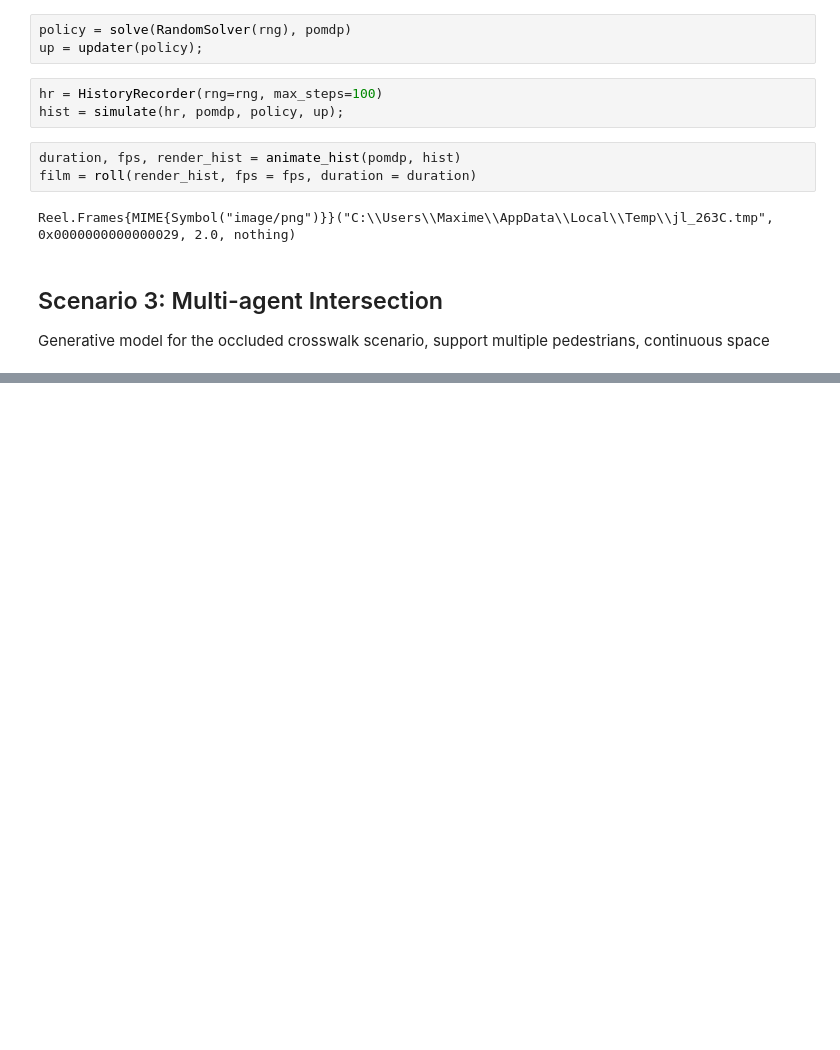
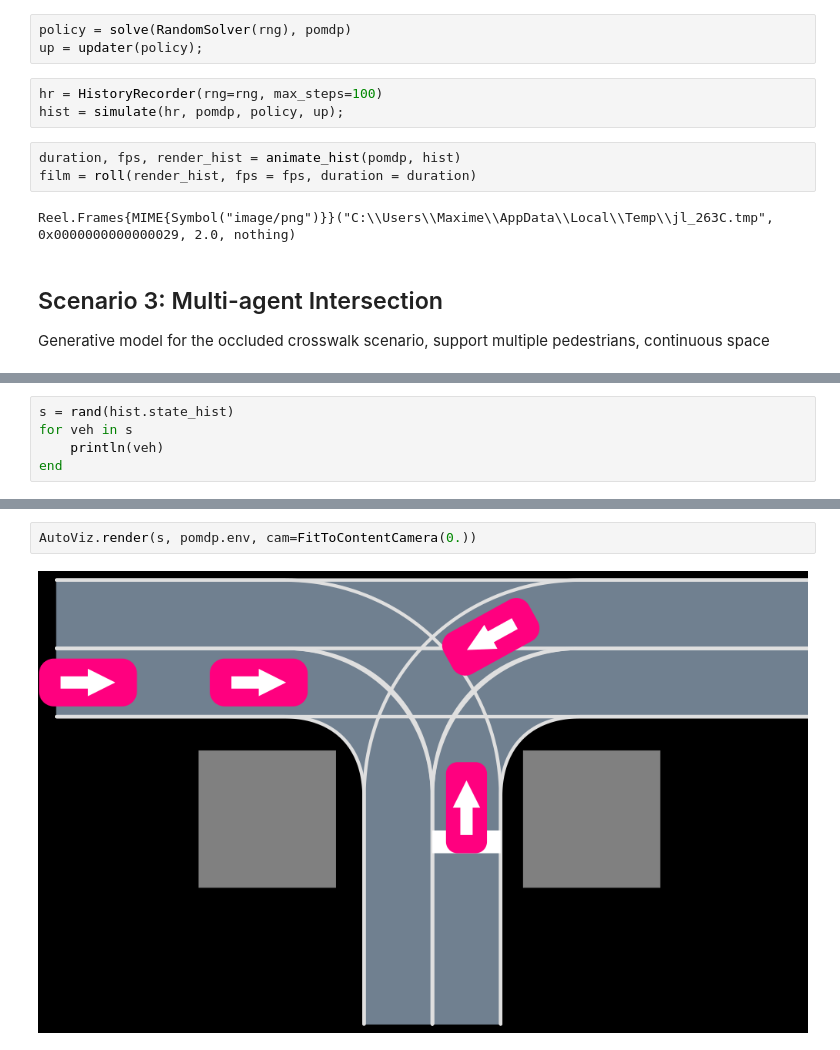
Before and after one commit to sisl/AutomotivePOMDPs.jl, a Jupyter notebook: test.ipynb, the cells around one changed output, grey strips where cells are left out. Saved outputs shown, nothing was run; the diff lists cells and outputs as text; blank space fills up the shorter version.

```diff
--- a/test.ipynb
+++ b/test.ipynb
@@ -114,0 +187,5 @@ Generative model for the occluded crosswalk scenario, support multiple pedestria
+# %%
+s = rand(hist.state_hist)
+for veh in s
+    println(veh)
+end
@@ -114,0 +197,4 @@ Generative model for the occluded crosswalk scenario, support multiple pedestria
+# %%
+AutoViz.render(s, pomdp.env, cam=FitToContentCamera(0.))
+# %% [output]
+[figure, added]
```
Also changed, not shown: parts of 22 cells of this notebook, 2 other files.
